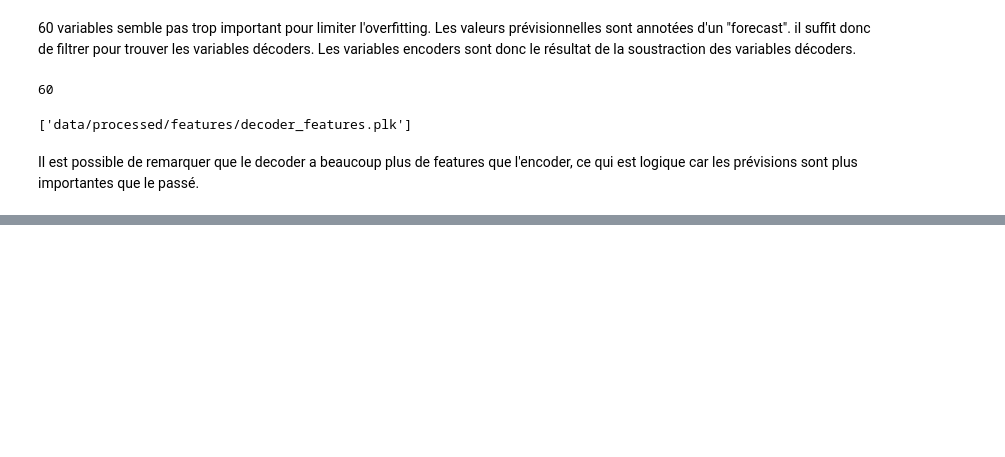
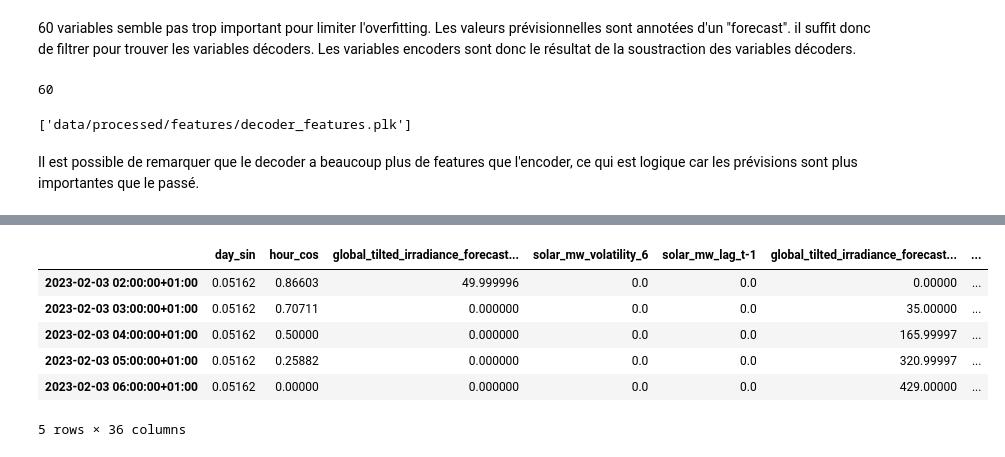
Before and after one commit to Simonsns/solar_prediction, a Jupyter notebook: notebooks/03_feature_selection.ipynb, the cells around one changed output, grey strips where cells are left out. Drawn from its saved outputs; the diff is of its cells as text; code cells hidden in the pictures; blank space fills up the shorter version.

```diff
--- a/notebooks/03_feature_selection.ipynb
+++ b/notebooks/03_feature_selection.ipynb
@@ -266,0 +347,23 @@ Il est possible de remarquer que le decoder a beaucoup plus de features que l'en
+# %%
+params = {
+    'num_leaves': 61,
+    'max_depth': -1,
+    'learning_rate': 0.01,
+    'n_estimators': 500,
+    'min_child_samples': 20,
+    'verbosity': -1,
+    'random_state': 42,
+    'importance_type': 'gain',
+    'n_jobs': -1
+}
+threshold = 0.95
+horizons = [1, 3, 12, 24]
+always_keep = ["month_sin", "month_cos", "hour_sin", "hour_cos", "day_sin", "day_cos"]
+# %%
+instance = LGBMFeatureSelector(
+    lgbm_params=params,
+    horizons=horizons,
+    always_keep = always_keep
+    )
+# %%
+instance.fit(X_train, y_train)
@@ -266,0 +379,12 @@ Il est possible de remarquer que le decoder a beaucoup plus de features que l'en
+# %%
+X_useful = instance.transform(X=X_train)
+# %%
+X_useful.head()
+# %% [output]
+|  | day_sin | hour_cos | global_tilted_irradiance_forecast... | solar_mw_volatility_6 | solar_mw_lag_t-1 | global_tilted_irradiance_forecast... | ... |
+| 2023-02-03 02:00:00+01:00 | 0.05162 | 0.86603 | 49.999996 | 0.0 | 0.0 | 0.00000 | ... |
+| 2023-02-03 03:00:00+01:00 | 0.05162 | 0.70711 | 0.000000 | 0.0 | 0.0 | 35.00000 | ... |
+| 2023-02-03 04:00:00+01:00 | 0.05162 | 0.50000 | 0.000000 | 0.0 | 0.0 | 165.99997 | ... |
+| 2023-02-03 05:00:00+01:00 | 0.05162 | 0.25882 | 0.000000 | 0.0 | 0.0 | 320.99997 | ... |
+| 2023-02-03 06:00:00+01:00 | 0.05162 | 0.00000 | 0.000000 | 0.0 | 0.0 | 429.00000 | ... |
+5 rows × 36 columns
```
Also changed, not shown: parts of 4 cells of this notebook, 6 other files.
